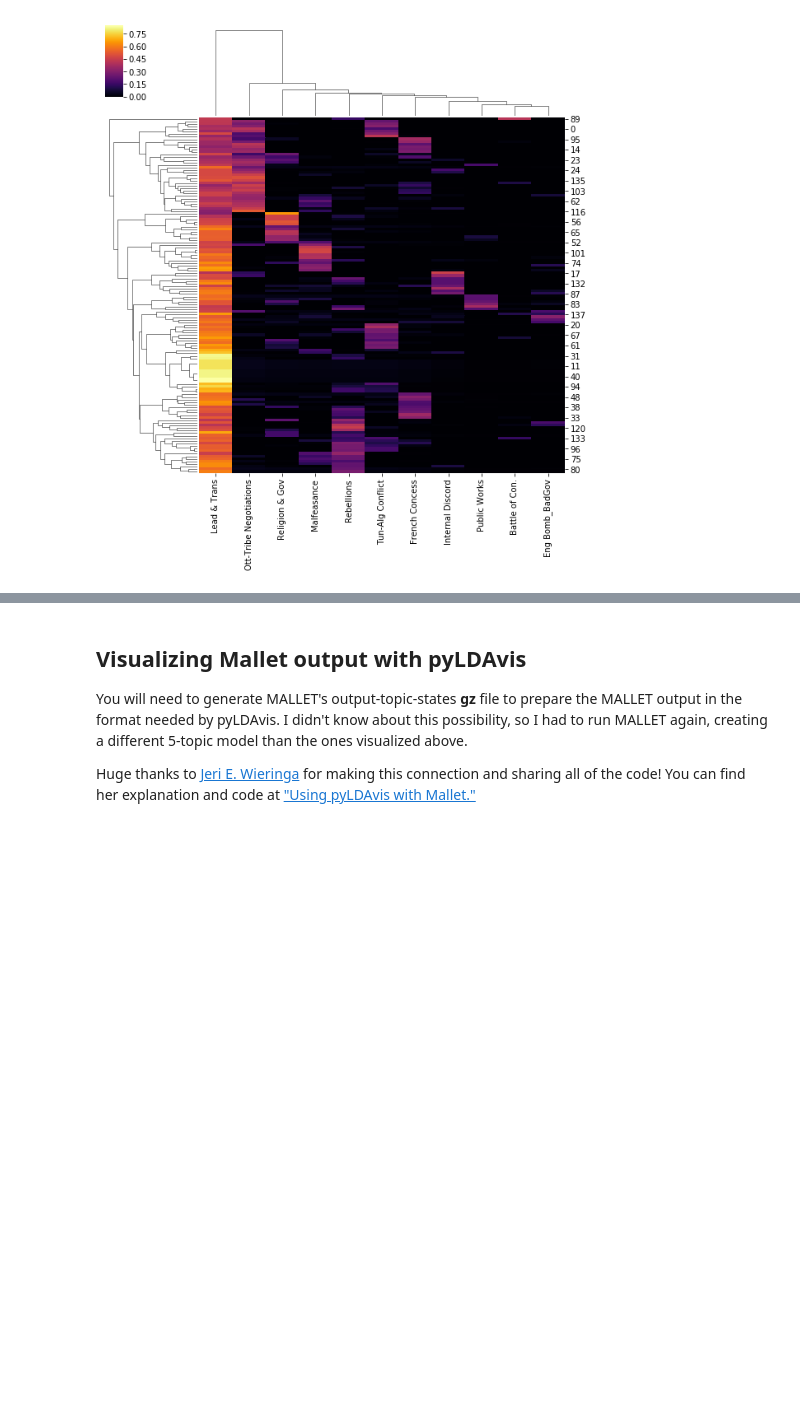
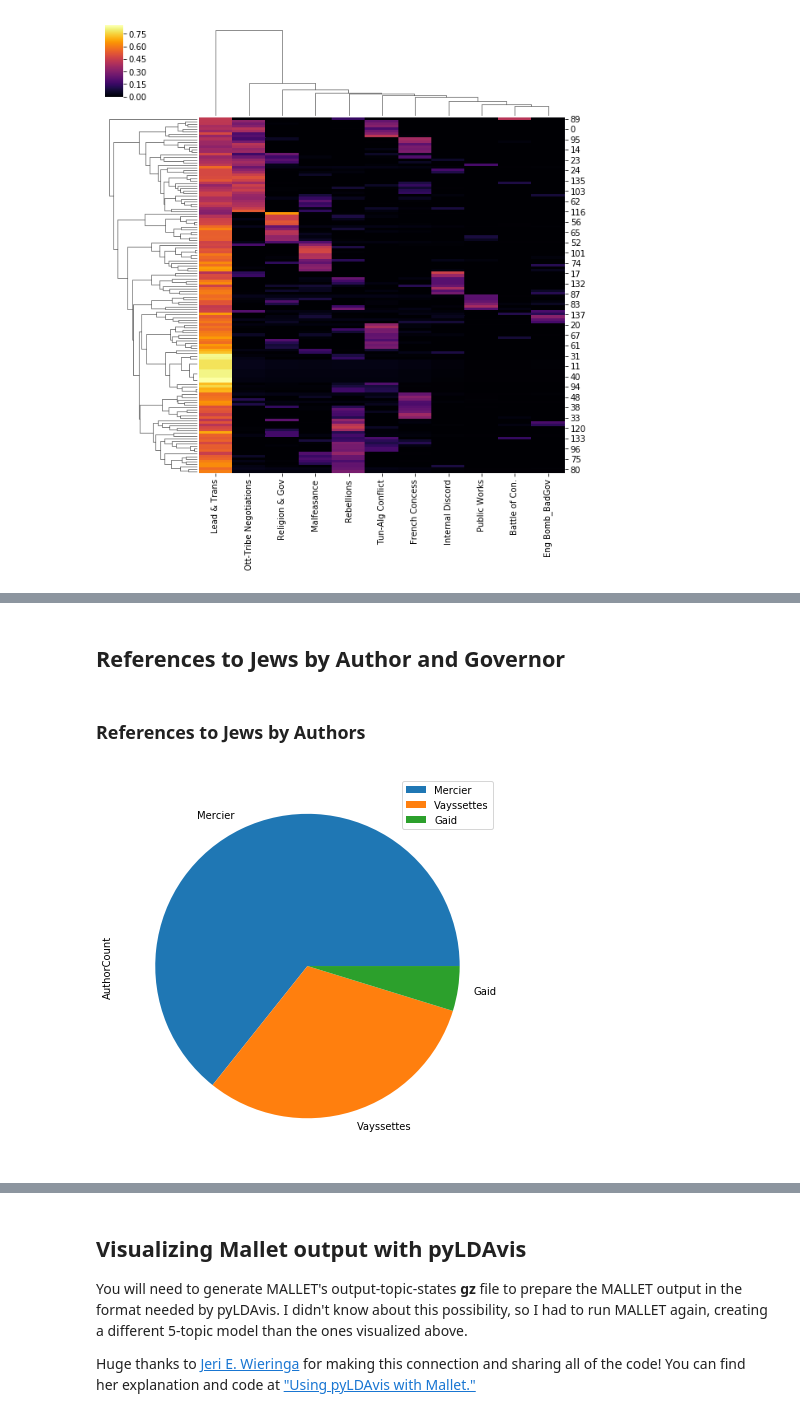
Before and after one commit to AshleySanders/OttomanAlgeria, a Jupyter notebook: ConstantineChronicles/Beys-11_Topic-MalletModel-Viz.ipynb, the cells around one changed output, grey strips where cells are left out. Cells and saved outputs as stored; diff of their text form; code cells hidden in the pictures; blank space fills up the shorter version.

```diff
--- a/ConstantineChronicles/Beys-11_Topic-MalletModel-Viz.ipynb
+++ b/ConstantineChronicles/Beys-11_Topic-MalletModel-Viz.ipynb
@@ -112,0 +163,2 @@ sns.clustermap(oa11_docs, cmap='inferno')
+# %% [markdown]
+## References to Jews by Author and Governor
@@ -112,0 +168,8 @@ sns.clustermap(oa11_docs, cmap='inferno')
+# %% [markdown]
+### References to Jews by Authors
+# %%
+df = pd.DataFrame({'AuthorCount': [27, 13, 2]},
+    index=['Mercier', 'Vayssettes', 'Gaid'])
+plot = df.plot.pie(y='AuthorCount', figsize=(7, 7))
+# %% [output]
+[figure, added]
```
Also changed, not shown: parts of 21 cells of this notebook.
